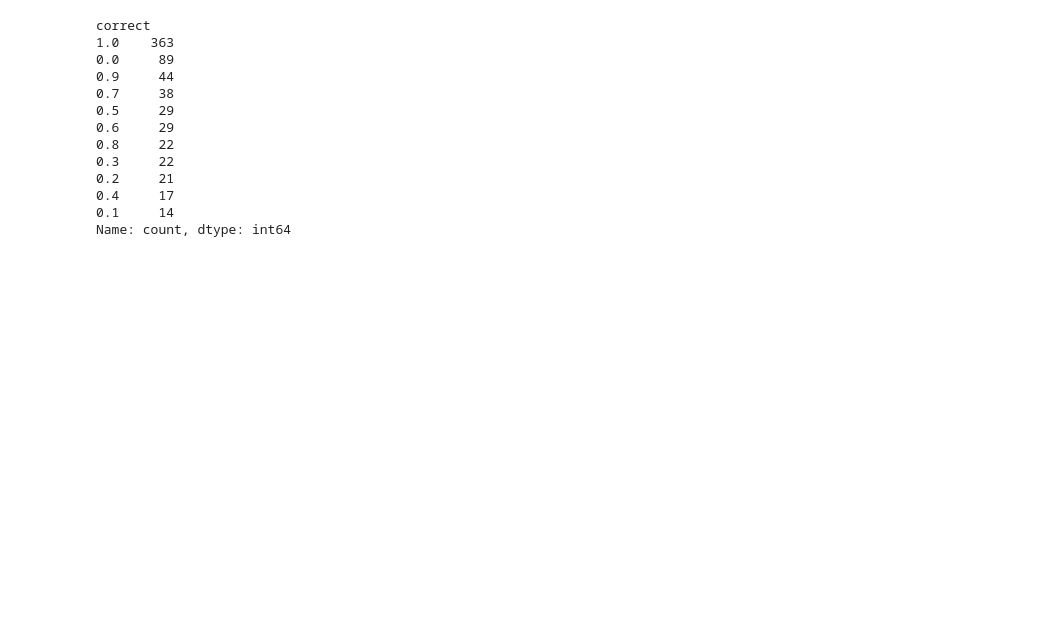
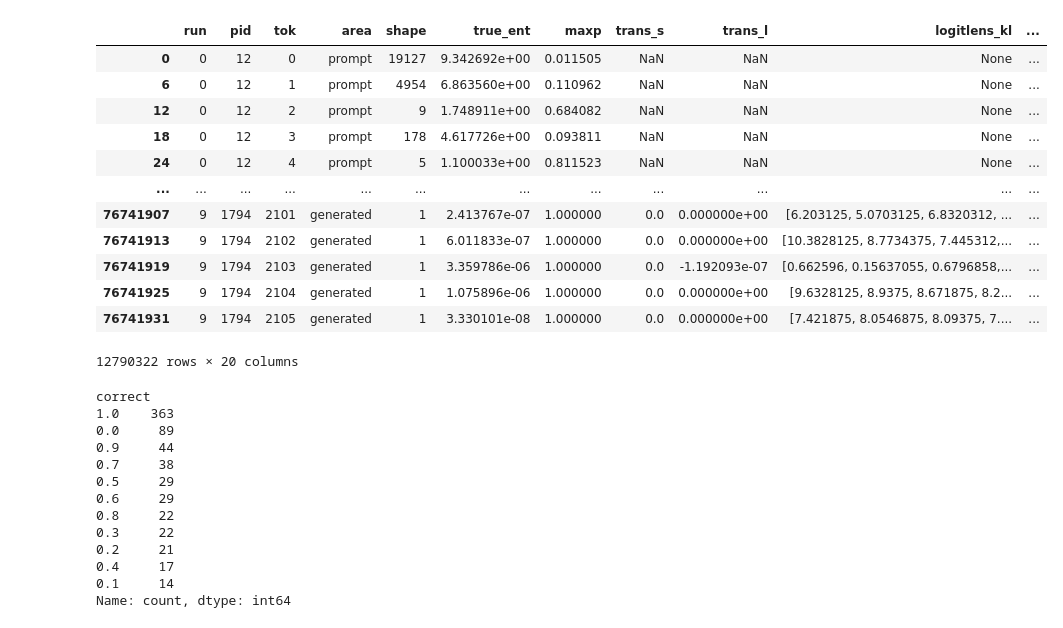
Before and after one commit to carloalbertobono/llm-uncertainty, a Jupyter notebook: cohesion.ipynb, the cells around one changed output. Cells and saved outputs as stored; diff of their text form; code cells hidden in the pictures; blank space fills up the shorter version.

```diff
--- a/cohesion.ipynb
+++ b/cohesion.ipynb
@@ -52,6 +34,22 @@ truth = mydict['truth']
 segments = mydict['segments']
 m = mydict['m']
 answers = mydict['answers']
+# %%
+m
+# %% [output]
+|  | run | pid | tok | area | shape | true_ent | maxp | trans_s | trans_l | logitlens_kl | ... |
+| 0 | 0 | 12 | 0 | prompt | 19127 | 9.342692e+00 | 0.011505 | NaN | NaN | None | ... |
+| 6 | 0 | 12 | 1 | prompt | 4954 | 6.863560e+00 | 0.110962 | NaN | NaN | None | ... |
+| 12 | 0 | 12 | 2 | prompt | 9 | 1.748911e+00 | 0.684082 | NaN | NaN | None | ... |
+| 18 | 0 | 12 | 3 | prompt | 178 | 4.617726e+00 | 0.093811 | NaN | NaN | None | ... |
+| 24 | 0 | 12 | 4 | prompt | 5 | 1.100033e+00 | 0.811523 | NaN | NaN | None | ... |
+| ... | ... | ... | ... | ... | ... | ... | ... | ... | ... | ... | ... |
+| 76741907 | 9 | 1794 | 2101 | generated | 1 | 2.413767e-07 | 1.000000 | 0.0 | 0.000000e+00 | [6.203125, 5.0703125, 6.8320312, ... | ... |
+| 76741913 | 9 | 1794 | 2102 | generated | 1 | 6.011833e-07 | 1.000000 | 0.0 | 0.000000e+00 | [10.3828125, 8.7734375, 7.445312,... | ... |
+| 76741919 | 9 | 1794 | 2103 | generated | 1 | 3.359786e-06 | 1.000000 | 0.0 | -1.192093e-07 | [0.662596, 0.15637055, 0.6796858,... | ... |
+| 76741925 | 9 | 1794 | 2104 | generated | 1 | 1.075896e-06 | 1.000000 | 0.0 | 0.000000e+00 | [9.6328125, 8.9375, 8.671875, 8.2... | ... |
+| 76741931 | 9 | 1794 | 2105 | generated | 1 | 3.330101e-08 | 1.000000 | 0.0 | 0.000000e+00 | [7.421875, 8.0546875, 8.09375, 7.... | ... |
+12790322 rows × 20 columns
 # %%
 truth.groupby('pid').correct.mean().value_counts()
 # %% [output]
```
Also changed, not shown: parts of 3 cells of this notebook, 8 other files.
